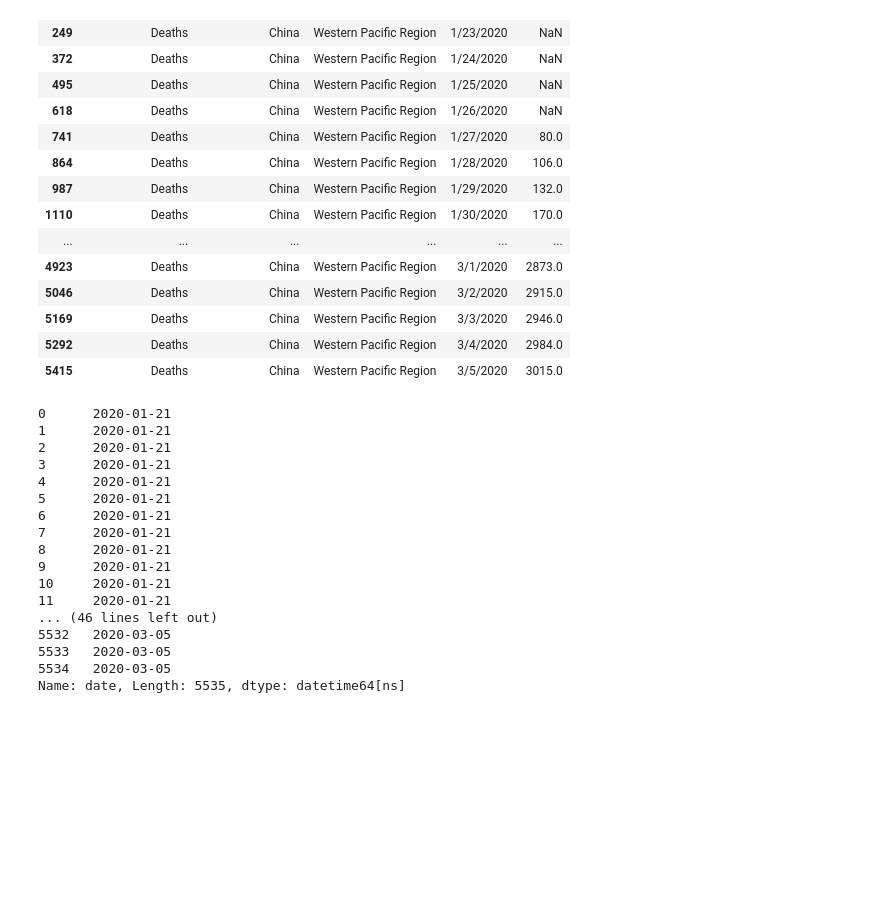
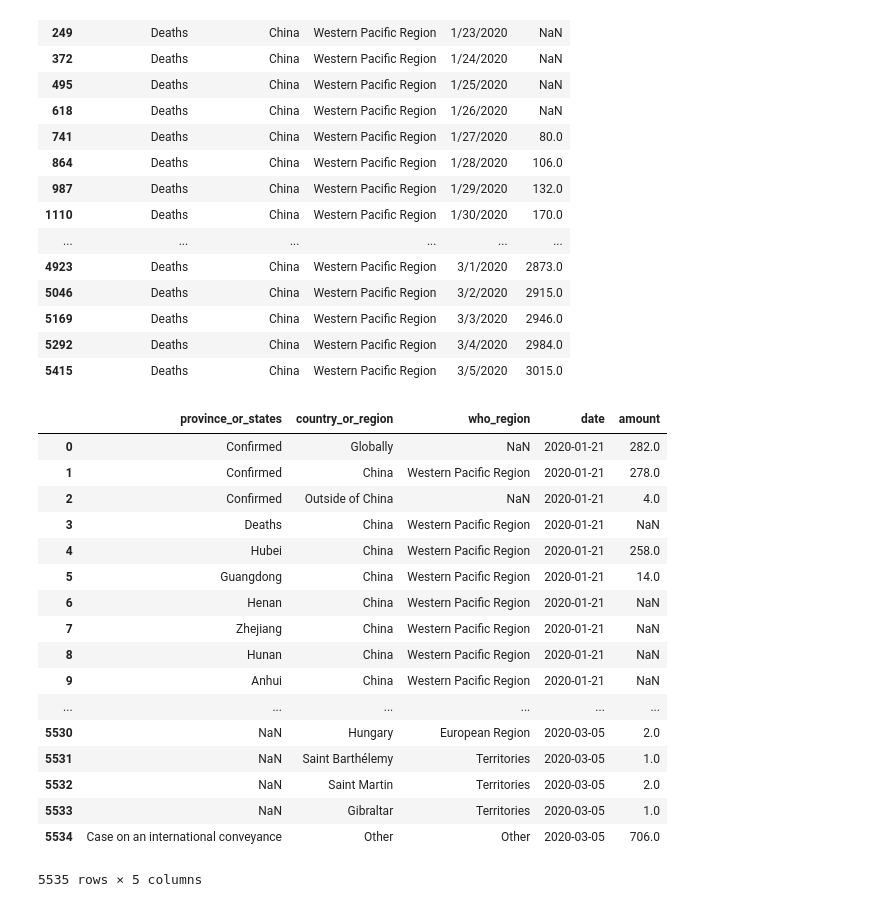
Before and after one commit to Jeff-Hutchins/COVID-19, a Jupyter notebook: who_covid_19_situation_reports/my_covid_analysis.ipynb, the cells around one changed output. Drawn from its saved outputs; the diff is of its cells as text; code cells hidden in the pictures; blank space fills up the shorter version.

Commit message:
pandas datetime

```diff
--- a/who_covid_19_situation_reports/my_covid_analysis.ipynb
+++ b/who_covid_19_situation_reports/my_covid_analysis.ipynb
@@ -84,23 +84,26 @@ china
 | 5169 | Deaths | China | Western Pacific Region | 3/3/2020 | 2946.0 |
 | 5292 | Deaths | China | Western Pacific Region | 3/4/2020 | 2984.0 |
 | 5415 | Deaths | China | Western Pacific Region | 3/5/2020 | 3015.0 |
-# %%
-pd.to_datetime()
-# %% [output]
-0      2020-01-21
-1      2020-01-21
-2      2020-01-21
-3      2020-01-21
-4      2020-01-21
-5      2020-01-21
-6      2020-01-21
-7      2020-01-21
-8      2020-01-21
-9      2020-01-21
-10     2020-01-21
-11     2020-01-21
-... (46 lines left out)
-5532   2020-03-05
-5533   2020-03-05
-5534   2020-03-05
-Name: date, Length: 5535, dtype: datetime64[ns]
+# %%
+df['date']=pd.to_datetime(df['date'],format='%m/%d/%Y')
+# %%
+df
+# %% [output]
+|  | province_or_states | country_or_region | who_region | date | amount |
+| 0 | Confirmed | Globally | NaN | 2020-01-21 | 282.0 |
+| 1 | Confirmed | China | Western Pacific Region | 2020-01-21 | 278.0 |
+| 2 | Confirmed | Outside of China | NaN | 2020-01-21 | 4.0 |
+| 3 | Deaths | China | Western Pacific Region | 2020-01-21 | NaN |
+| 4 | Hubei | China | Western Pacific Region | 2020-01-21 | 258.0 |
+| 5 | Guangdong | China | Western Pacific Region | 2020-01-21 | 14.0 |
+| 6 | Henan | China | Western Pacific Region | 2020-01-21 | NaN |
+| 7 | Zhejiang | China | Western Pacific Region | 2020-01-21 | NaN |
+| 8 | Hunan | China | Western Pacific Region | 2020-01-21 | NaN |
+| 9 | Anhui | China | Western Pacific Region | 2020-01-21 | NaN |
+| ... | ... | ... | ... | ... | ... |
+| 5530 | NaN | Hungary | European Region | 2020-03-05 | 2.0 |
+| 5531 | NaN | Saint Barthélemy | Territories | 2020-03-05 | 1.0 |
+| 5532 | NaN | Saint Martin | Territories | 2020-03-05 | 2.0 |
+| 5533 | NaN | Gibraltar | Territories | 2020-03-05 | 1.0 |
+| 5534 | Case on an international conveyance | Other | Other | 2020-03-05 | 706.0 |
+5535 rows × 5 columns
```
